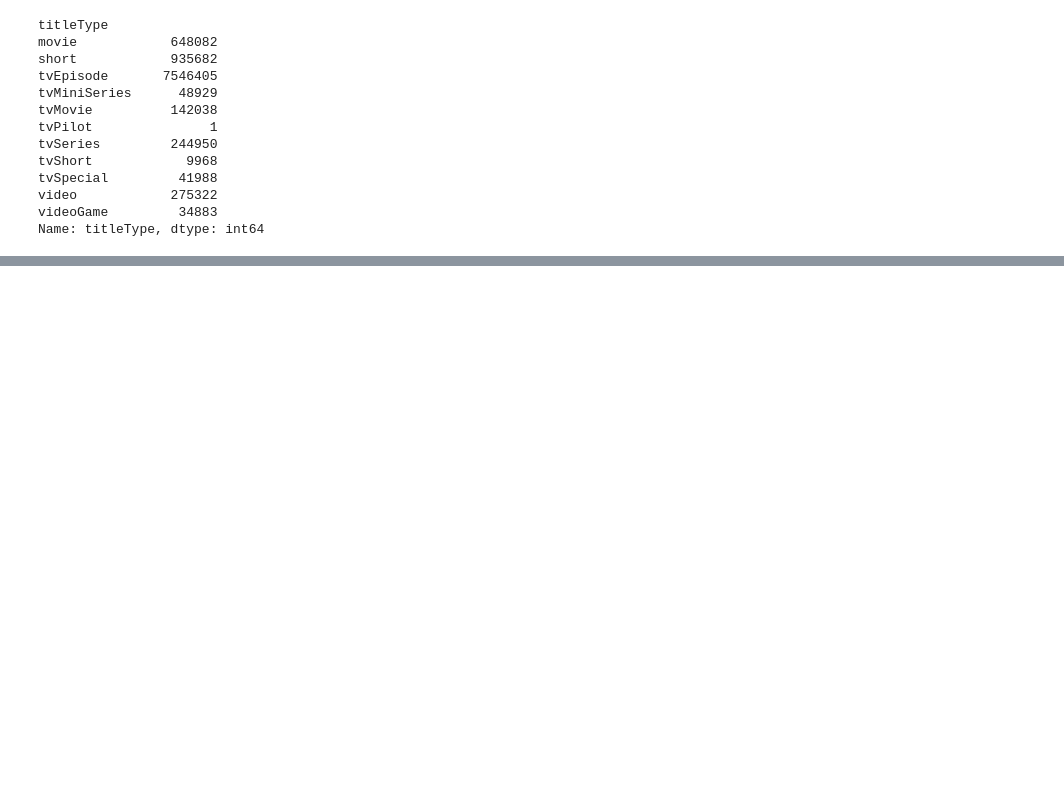
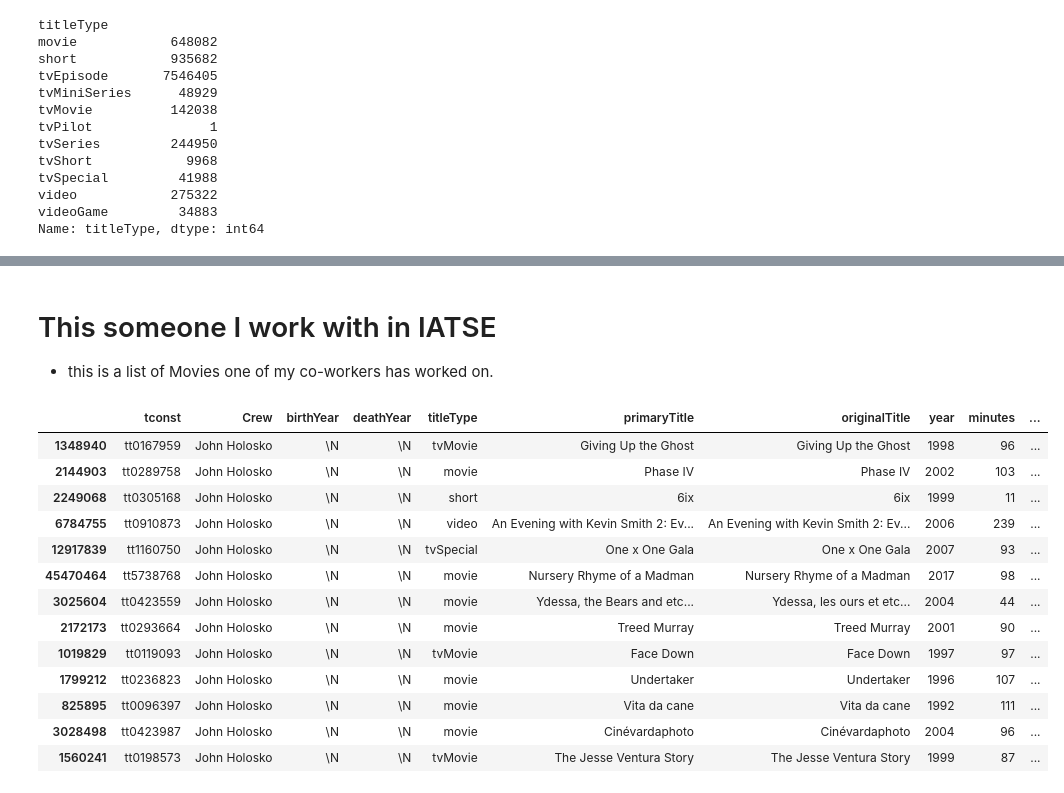
Before and after one commit to salamcast/IMDBnotebooks-DataAnalysis, a Jupyter notebook: imdb-data-pandas-playground.ipynb, the cells around one changed output, grey strips where cells are left out. Saved outputs shown, nothing was run; the diff lists cells and outputs as text; code cells hidden in the pictures; blank space fills up the shorter version.

```diff
--- a/imdb-data-pandas-playground.ipynb
+++ b/imdb-data-pandas-playground.ipynb
@@ -134,0 +227,20 @@ Videos
+# %% [markdown]
+# This someone I work with in IATSE
+- this is a list of Movies one of my co-workers has worked on.
+# %%
+DOP.loc[(DOP['Crew'].str.contains("John Holosko"))]
+# %% [output]
+|  | tconst | Crew | birthYear | deathYear | titleType | primaryTitle | originalTitle | year | minutes | ... |
+| 1348940 | tt0167959 | John Holosko | \N | \N | tvMovie | Giving Up the Ghost | Giving Up the Ghost | 1998 | 96 | ... |
+| 2144903 | tt0289758 | John Holosko | \N | \N | movie | Phase IV | Phase IV | 2002 | 103 | ... |
+| 2249068 | tt0305168 | John Holosko | \N | \N | short | 6ix | 6ix | 1999 | 11 | ... |
+| 6784755 | tt0910873 | John Holosko | \N | \N | video | An Evening with Kevin Smith 2: Ev... | An Evening with Kevin Smith 2: Ev... | 2006 | 239 | ... |
+| 12917839 | tt1160750 | John Holosko | \N | \N | tvSpecial | One x One Gala | One x One Gala | 2007 | 93 | ... |
+| 45470464 | tt5738768 | John Holosko | \N | \N | movie | Nursery Rhyme of a Madman | Nursery Rhyme of a Madman | 2017 | 98 | ... |
+| 3025604 | tt0423559 | John Holosko | \N | \N | movie | Ydessa, the Bears and etc... | Ydessa, les ours et etc... | 2004 | 44 | ... |
+| 2172173 | tt0293664 | John Holosko | \N | \N | movie | Treed Murray | Treed Murray | 2001 | 90 | ... |
+| 1019829 | tt0119093 | John Holosko | \N | \N | tvMovie | Face Down | Face Down | 1997 | 97 | ... |
+| 1799212 | tt0236823 | John Holosko | \N | \N | movie | Undertaker | Undertaker | 1996 | 107 | ... |
+| 825895 | tt0096397 | John Holosko | \N | \N | movie | Vita da cane | Vita da cane | 1992 | 111 | ... |
+| 3028498 | tt0423987 | John Holosko | \N | \N | movie | Cinévardaphoto | Cinévardaphoto | 2004 | 96 | ... |
+| 1560241 | tt0198573 | John Holosko | \N | \N | tvMovie | The Jesse Ventura Story | The Jesse Ventura Story | 1999 | 87 | ... |
```
Also changed, not shown: parts of 31 cells of this notebook.
